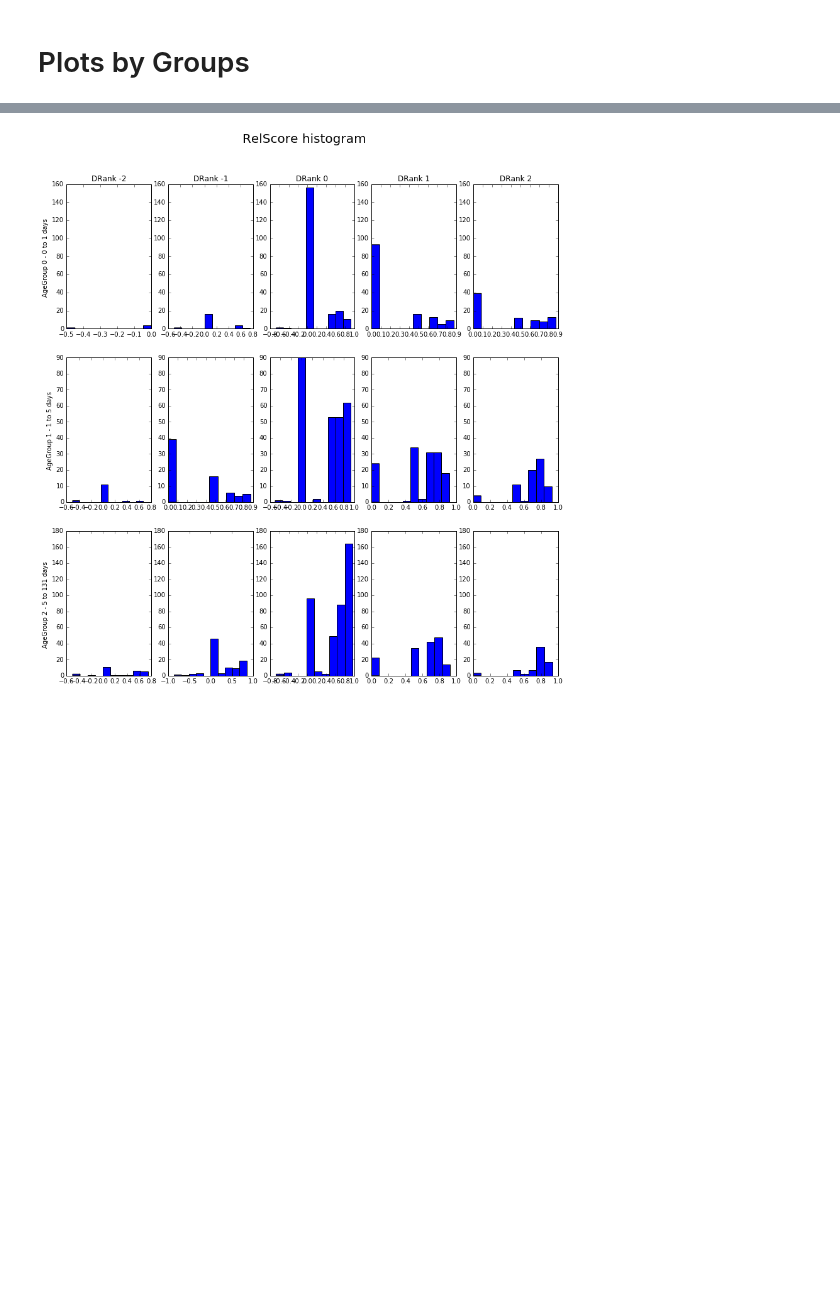
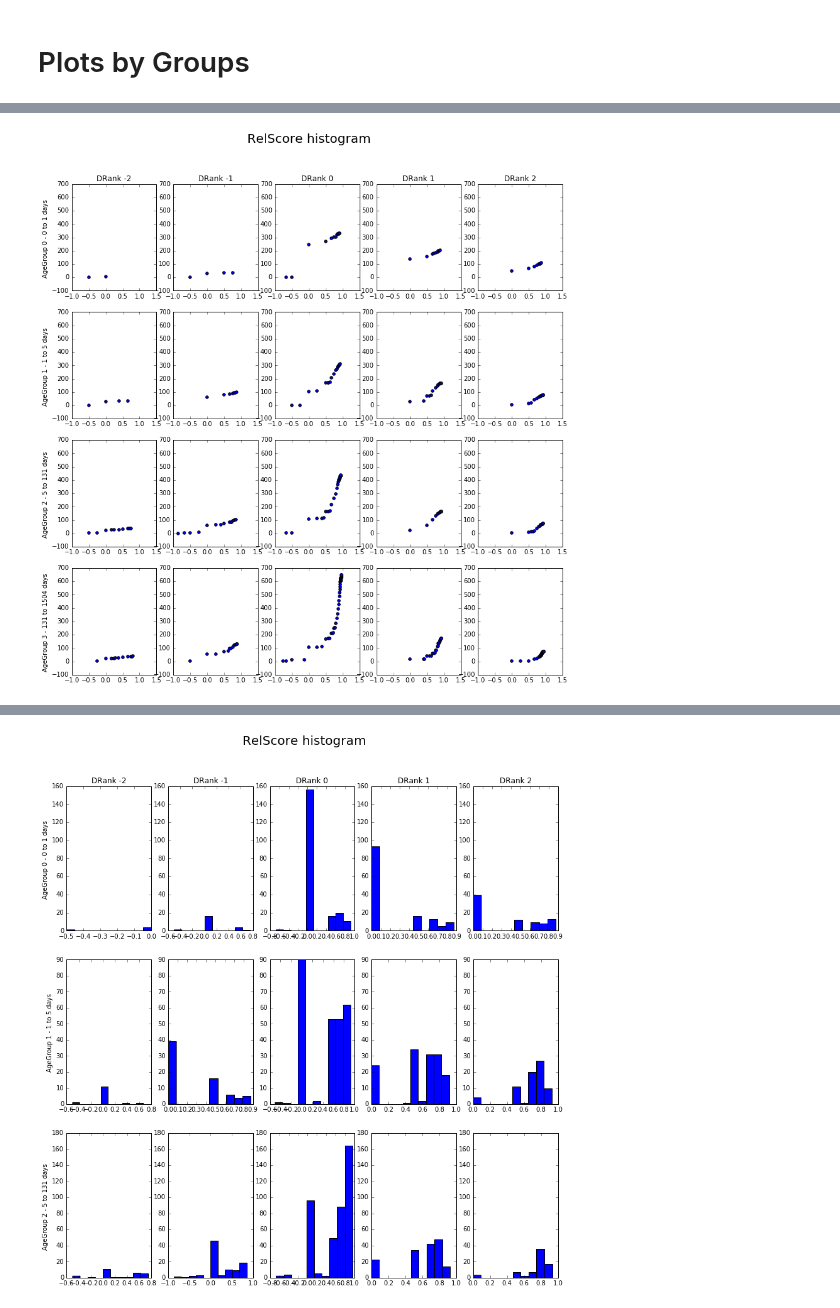
Before and after one commit to JoelDan192/Predictive-model-for-the-voting-system-in-SE-network, a Jupyter notebook: spanish_site/ExploratoryPlotsByGroups.ipynb, the cells around one changed output, grey strips where cells are left out. Cells and saved outputs as stored; diff of their text form; code cells hidden in the pictures; blank space fills up the shorter version.

```diff
--- a/spanish_site/ExploratoryPlotsByGroups.ipynb
+++ b/spanish_site/ExploratoryPlotsByGroups.ipynb
@@ -120,0 +121,27 @@ plt.show()
+# %%
+plt.figure(figsize=(14,14))
+axref=0
+nb_age_groups = 4
+nb_ans = 3
+nb_dranks = 2*(nb_ans-1)+1
+groups = votes_complete[(votes_complete['Ans_count']==nb_ans)&(votes_complete['Age_group']<=nb_age_groups-1)]
+groups = groups.sort_values(by=['Age_group']).groupby(['DRank','Age_group'])
+
+for key,group in groups:
+    drank = group['DRank'].iloc[0]
+    age_group = group['Age_group'].iloc[0]
+    position = nb_ans + drank
+    if position==1 and age_group==0:
+        axref = plt.subplot(nb_age_groups, nb_dranks,nb_dranks*age_group + position)
+    plt.subplot(nb_age_groups, nb_dranks, nb_dranks*age_group + position,sharex=axref,sharey=axref)
+    cumvotes = group.groupby(['ReScore']).sum()['Votes'].cumsum()
+    plt.scatter(x = cumvotes.index.values,y=cumvotes.values)
+    if age_group==0:
+        plt.title('DRank %d'%(drank))
+    if position==1:
+        plt.ylabel('AgeGroup %d - %s '%(age_group,rev_age_groups[age_group]))
+
+plt.suptitle('RelScore histogram',fontsize=20)
+plt.show()
+# %% [output]
+[figure, added]
```
Also changed, not shown: parts of 2 cells of this notebook, 7 other files.
